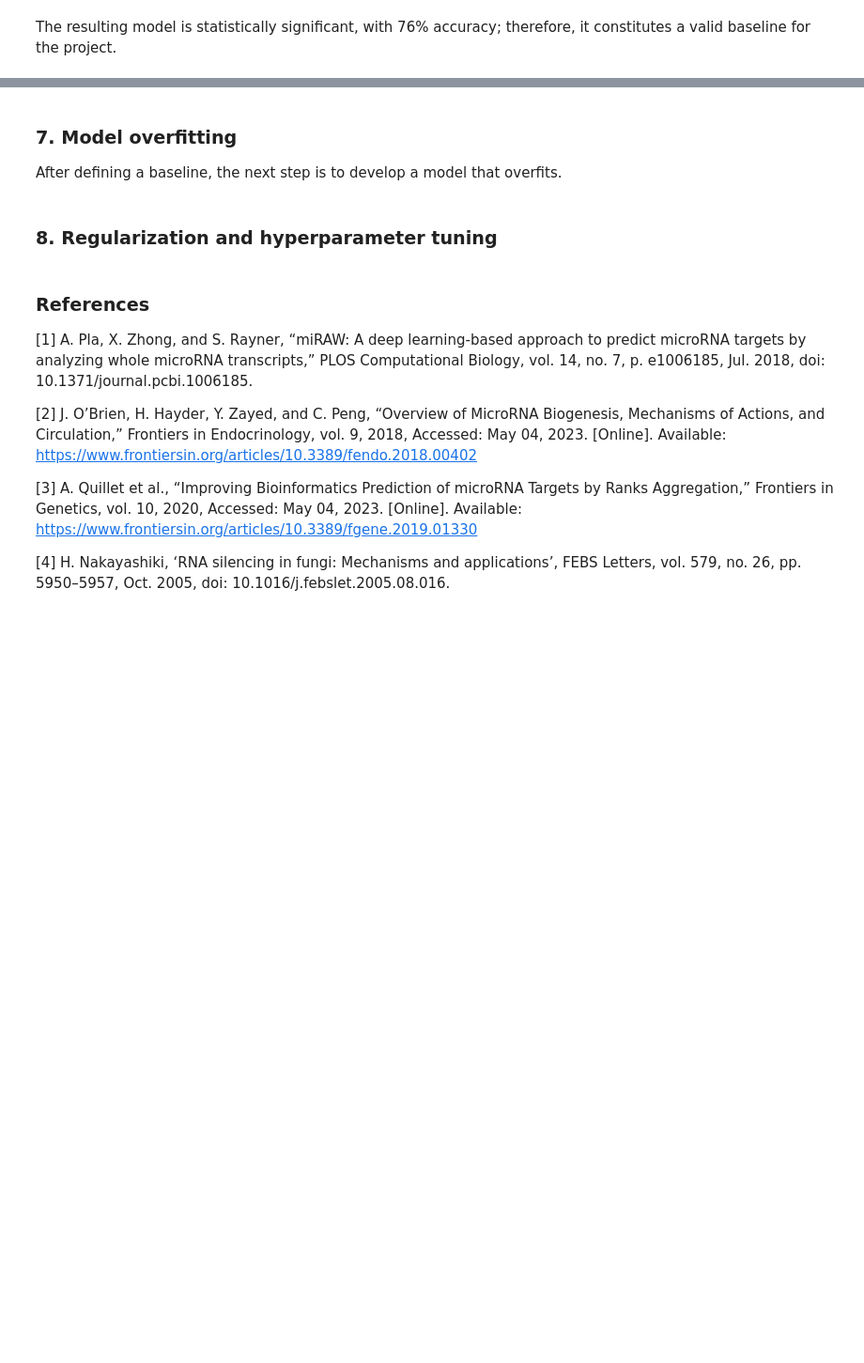
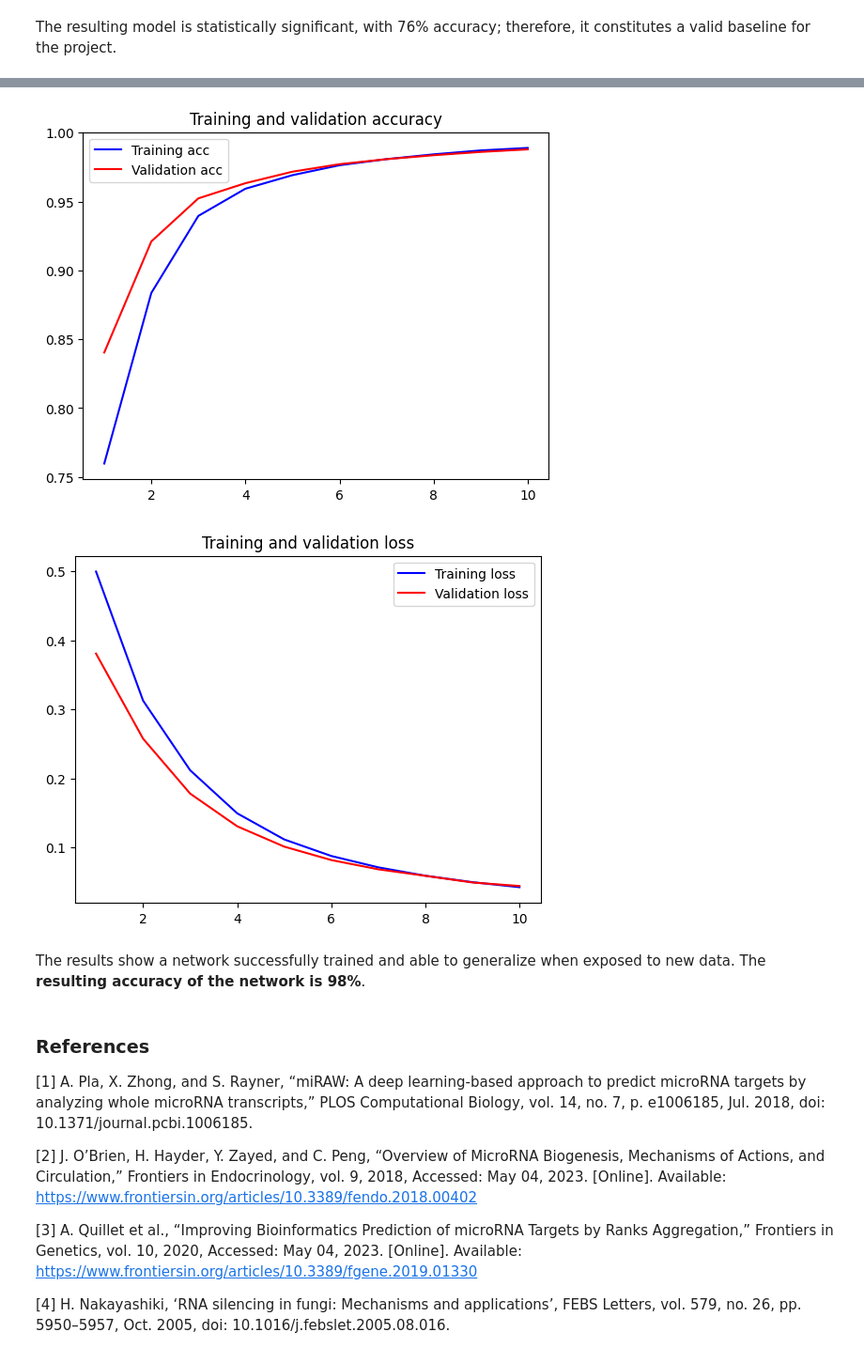
Before and after one commit to susana3/mirna-target-prediction-DNN-FP-UoL, a Jupyter notebook: target_prediction.ipynb, the cells around one changed output, grey strips where cells are left out. Shown at 94% size. Drawn from its saved outputs; the diff is of its cells as text; code cells hidden in the pictures; blank space fills up the shorter version.

```diff
--- a/target_prediction.ipynb
+++ b/target_prediction.ipynb
@@ -1170,48 +1248,11 @@ Epoch 30/30
-# %% [markdown]
-### 7. Model overfitting
-After defining a baseline, the next step is to develop a model that overfits.
-# %%
-# Builds the branch of the network handling miRNAs. TODO check
-m = Dense(8, activation=l_relu)(mirna_seq_input)
-m = Dense(4, activation=l_relu)(m)
-m = Model(inputs=mirna_seq_input, outputs=m)
-
-# Builds the part of the network handling mRNA targets.
-t = Dense(8, activation=l_relu)(target_seq_input)
-t = Dense(4, activation=l_relu)(t)
-t = Model(inputs=target_seq_input, outputs=t)
-
-# Combines the outputs of both branches.
-c = concatenate([m.output, t.output])
-
-# Sets a fully connected layer.
-f = Dense(4, activation=l_relu)(c)
-# Defines the prediction layer.
-p = Dense(total_classes, activation='softmax')(f)
-
-# Sets the model accepting multiple inputs.
-model = Model(inputs=[m.input, t.input], outputs=p)
-
-# Compiles the model
-model.compile(optimizer=RMSprop(learning_rate=1e-4),
-              loss='sparse_categorical_crossentropy',
-              metrics=['accuracy'])
-
-import keras
-
-TODO
-
-# Previews the network's architecture.
-keras.utils.plot_model(model, show_shapes=True)
-
-# Fits the model. TODO
-history = model.fit(x=[X_train_tf_mirna_seq, X_train_tf_target_seq],
-                    y=y_train,
-                    batch_size=64,
-                    epochs=30,
-                    validation_data=([X_test_tf_mirna_seq, X_test_tf_target_seq], y_test))
-# %% [markdown]
-### 8. Regularization and hyperparameter tuning
+# %%
+# Visualizes the training.
+visualize_metrics(history)
+# %% [output]
+[figure, added]
+[figure, added]
+# %% [markdown]
+The results show a network successfully trained and able to generalize when exposed to new data. The <b>resulting accuracy of the network is 98%</b>.
 # %% [markdown]
 ### References
 
```
Also changed, not shown: parts of 11 cells of this notebook, 1 other file.
